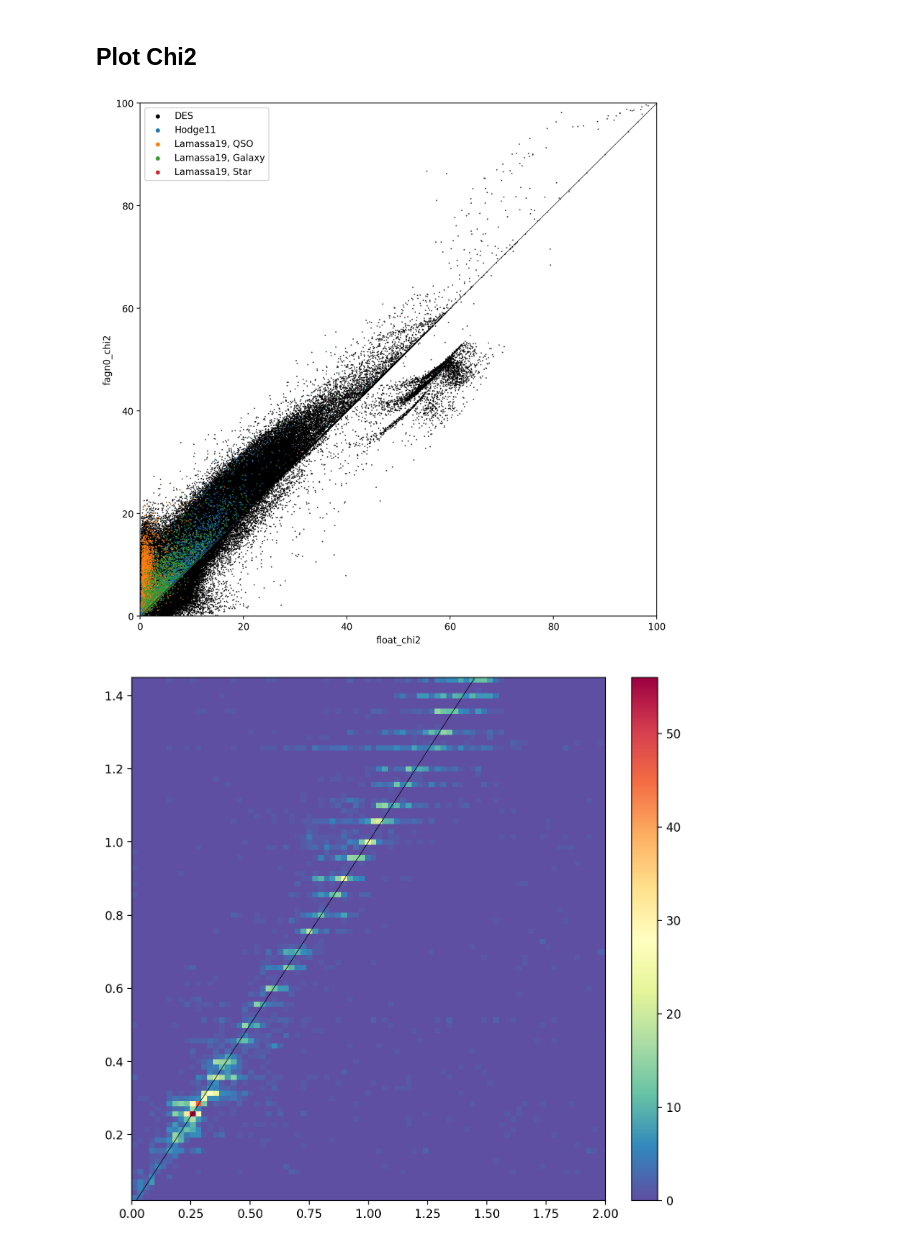
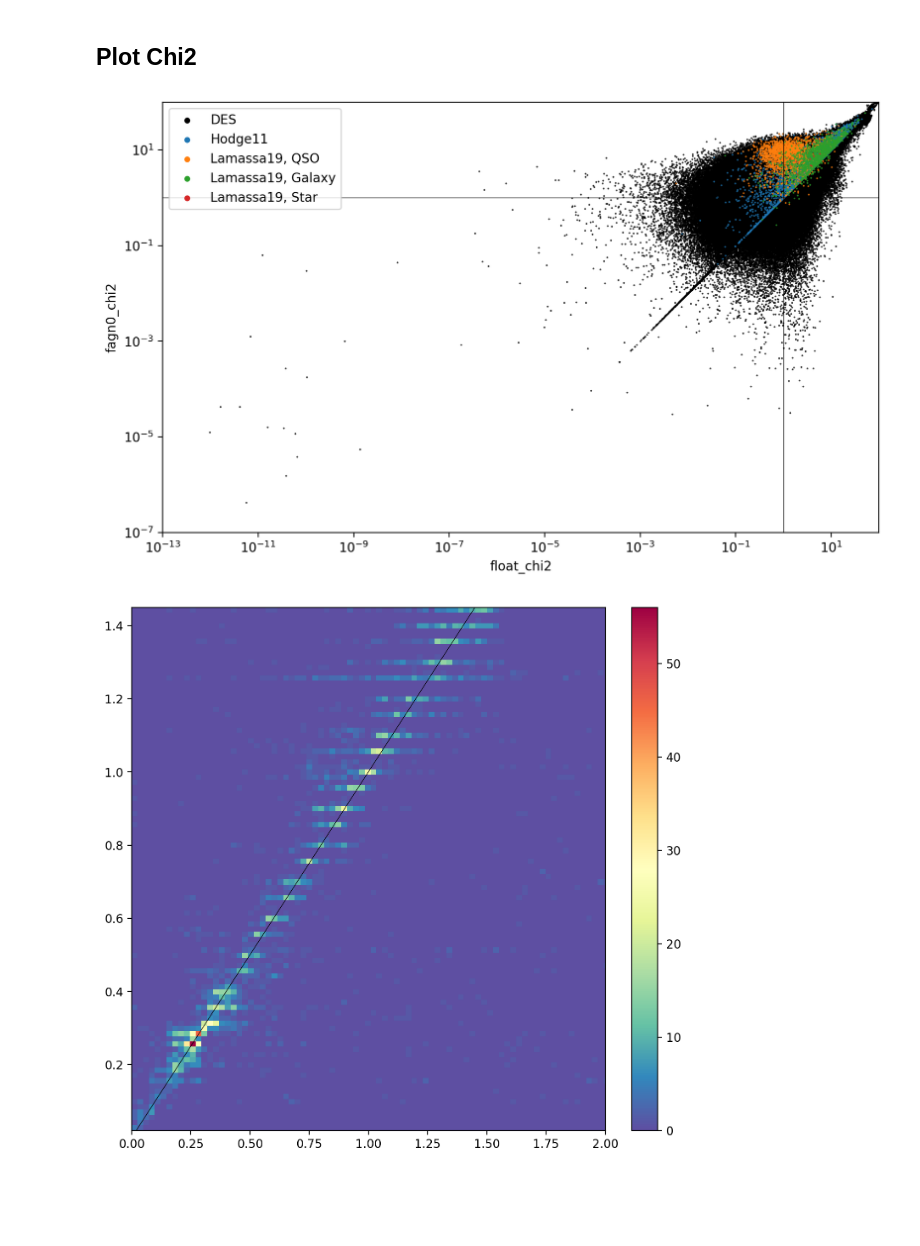
Before and after one commit to Chisen-Lupus/DES-SED-fitting, a Jupyter notebook: chi2.ipynb, the cells around one changed output. Saved outputs shown, nothing was run; the diff lists cells and outputs as text; code cells hidden in the pictures; blank space fills up the shorter version.

```diff
--- a/chi2.ipynb
+++ b/chi2.ipynb
@@ -133,23 +133,28 @@ float_chi2 = cigale_float['best.reduced_chi_square']
 fagn0_chi2 = cigale_fagn0['best.reduced_chi_square']
 redshift = src_table['redshift']
 # %%
-fig = plt.figure(figsize=[10, 10])
+fig, ax = plt.subplots(figsize=[10, 10])
 
 plt.scatter(float_chi2,                     fagn0_chi2,                     marker='.', s=0.5,  label='DES', color='k')
 plt.scatter(float_chi2[Hodge11_sel],        fagn0_chi2[Hodge11_sel],        marker='.', s=0.5,  label='Hodge11')
 plt.scatter(float_chi2[Lamassa19QSO_sel],   fagn0_chi2[Lamassa19QSO_sel],   marker='.', s=0.5,  label='Lamassa19, QSO')
 plt.scatter(float_chi2[Lamassa19Gal_sel],   fagn0_chi2[Lamassa19Gal_sel],   marker='.', s=0.5,  label='Lamassa19, Galaxy')
 plt.scatter(float_chi2[Lamassa19Star_sel],  fagn0_chi2[Lamassa19Star_sel],  marker='.', s=0.5,  label='Lamassa19, Star')
 
-plt.xlim(0, 100)
-plt.ylim(0, 100)
+plt.xlim(1e-13, 100)
+plt.ylim(1e-7, 100)
+ax.set_aspect(1)
+ax.set_xscale('log')
+ax.set_yscale('log')
 plt.xlabel('float_chi2')
 plt.ylabel('fagn0_chi2')
-plt.axline((0, 0), slope=1, color='k', linewidth=0.5)
+# plt.axline((0, 0), slope=1, color='k', linewidth=0.5)
+plt.hlines(xmin=0, xmax=100, y=1, color='k', linewidth=0.5)
+plt.vlines(ymin=0, ymax=100, x=1, color='k', linewidth=0.5)
 plt.legend(loc='upper left', markerscale=10)
 plt.show()
 # %% [output]
-[figure, old version]
+[figure, new version]
 # %%
 from scipy.stats import gaussian_kde
 
```
Also changed, not shown: parts of 2 cells of this notebook.
